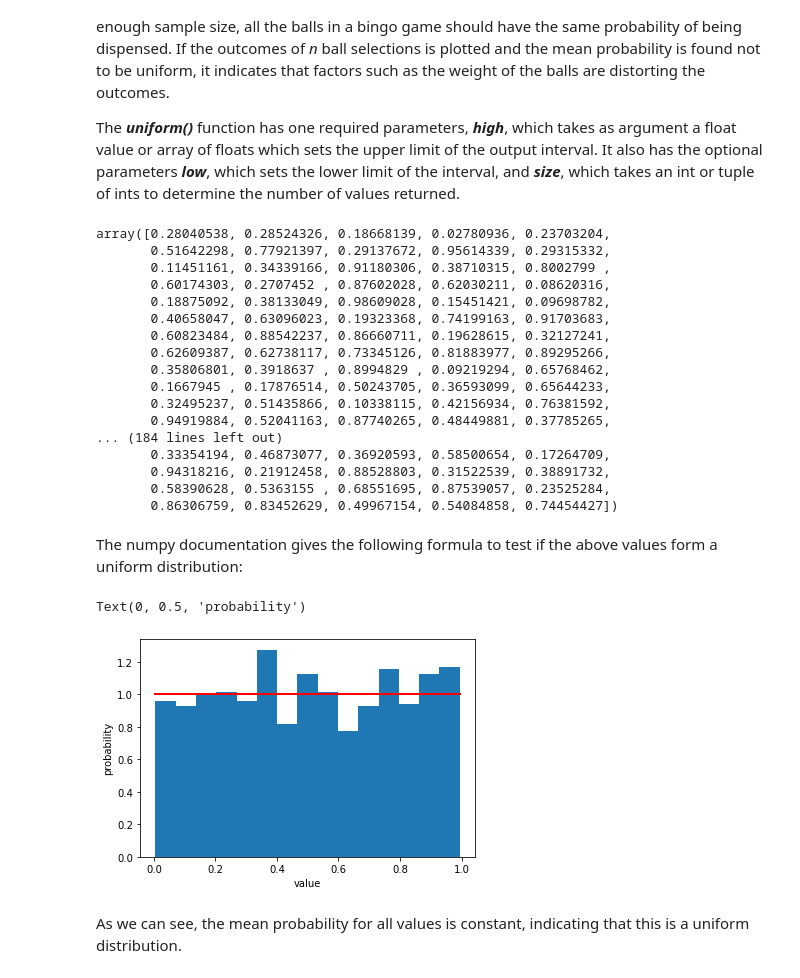
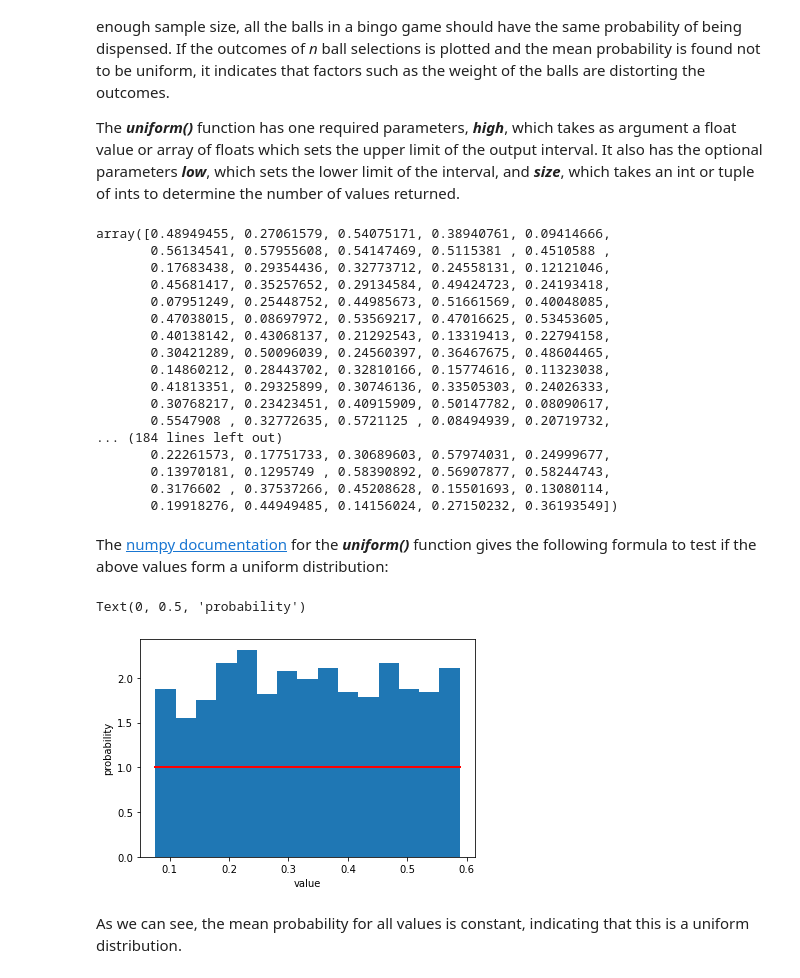
Before and after one commit to donalbuggy/programmingForDataAnalysisAssignment, a Jupyter notebook: progDA Assignment.ipynb, the cells around one changed output. Saved outputs shown, nothing was run; the diff lists cells and outputs as text; code cells hidden in the pictures.

```diff
--- a/progDA Assignment.ipynb
+++ b/progDA Assignment.ipynb
@@ -273,35 +273,35 @@ The ***uniform()*** function has one required parameters, ***high***, which take
 # %%
 uniformArray = numpy.sort(rng.random(size=2)) # generating two random values to act as upper and lower bounds
 lowerBound, upperBound = uniformArray # assigning the variables
-uniformVars = np.default_rng().uniform(lowerBound, upperBound, size=1000) # setting the variable containing the uniform distribution values
-uniformVars
+uniformValues = np.default_rng().uniform(lowerBound, upperBound, size=1000) # setting the variable containing the uniform distribution values
+uniformValues
 # %% [output]
-array([0.28040538, 0.28524326, 0.18668139, 0.02780936, 0.23703204,
-       0.51642298, 0.77921397, 0.29137672, 0.95614339, 0.29315332,
-       0.11451161, 0.34339166, 0.91180306, 0.38710315, 0.8002799 ,
-       0.60174303, 0.2707452 , 0.87602028, 0.62030211, 0.08620316,
-       0.18875092, 0.38133049, 0.98609028, 0.15451421, 0.09698782,
-       0.40658047, 0.63096023, 0.19323368, 0.74199163, 0.91703683,
-       0.60823484, 0.88542237, 0.86660711, 0.19628615, 0.32127241,
-       0.62609387, 0.62738117, 0.73345126, 0.81883977, 0.89295266,
-       0.35806801, 0.3918637 , 0.8994829 , 0.09219294, 0.65768462,
-       0.1667945 , 0.17876514, 0.50243705, 0.36593099, 0.65644233,
-       0.32495237, 0.51435866, 0.10338115, 0.42156934, 0.76381592,
-       0.94919884, 0.52041163, 0.87740265, 0.48449881, 0.37785265,
+array([0.48949455, 0.27061579, 0.54075171, 0.38940761, 0.09414666,
+       0.56134541, 0.57955608, 0.54147469, 0.5115381 , 0.4510588 ,
+       0.17683438, 0.29354436, 0.32773712, 0.24558131, 0.12121046,
+       0.45681417, 0.35257652, 0.29134584, 0.49424723, 0.24193418,
+       0.07951249, 0.25448752, 0.44985673, 0.51661569, 0.40048085,
+       0.47038015, 0.08697972, 0.53569217, 0.47016625, 0.53453605,
+       0.40138142, 0.43068137, 0.21292543, 0.13319413, 0.22794158,
+       0.30421289, 0.50096039, 0.24560397, 0.36467675, 0.48604465,
+       0.14860212, 0.28443702, 0.32810166, 0.15774616, 0.11323038,
+       0.41813351, 0.29325899, 0.30746136, 0.33505303, 0.24026333,
+       0.30768217, 0.23423451, 0.40915909, 0.50147782, 0.08090617,
+       0.5547908 , 0.32772635, 0.5721125 , 0.08494939, 0.20719732,
 ... (184 lines left out)
-       0.33354194, 0.46873077, 0.36920593, 0.58500654, 0.17264709,
-       0.94318216, 0.21912458, 0.88528803, 0.31522539, 0.38891732,
-       0.58390628, 0.5363155 , 0.68551695, 0.87539057, 0.23525284,
-       0.86306759, 0.83452629, 0.49967154, 0.54084858, 0.74454427])
+       0.22261573, 0.17751733, 0.30689603, 0.57974031, 0.24999677,
+       0.13970181, 0.1295749 , 0.58390892, 0.56907877, 0.58244743,
+       0.3176602 , 0.37537266, 0.45208628, 0.15501693, 0.13080114,
+       0.19918276, 0.44949485, 0.14156024, 0.27150232, 0.36193549])
 # %% [markdown]
-The numpy documentation gives the following formula to test if the above values form a uniform distribution:
+The [numpy documentation](https://numpy.org/doc/stable/reference/random/generated/numpy.random.Generator.uniform.html#numpy.random.Generator.uniform) for the ***uniform()*** function gives the following formula to test if the above values form a uniform distribution:
 # %%
-count, bins, ignored = plt.hist(uniformVars, 15, density=True)
+count, bins, ignored = plt.hist(uniformValues, 15, density=True)
 plt.plot(bins, numpy.ones_like(bins), linewidth=2, color='r')
 plt.xlabel("value")
 plt.ylabel("probability")
 # %% [output]
 Text(0, 0.5, 'probability')
-[figure, old version]
+[figure, new version]
 # %% [markdown]
 As we can see, the mean probability for all values is constant, indicating that this is a uniform distribution.
```
Also changed, not shown: parts of 13 cells of this notebook.
